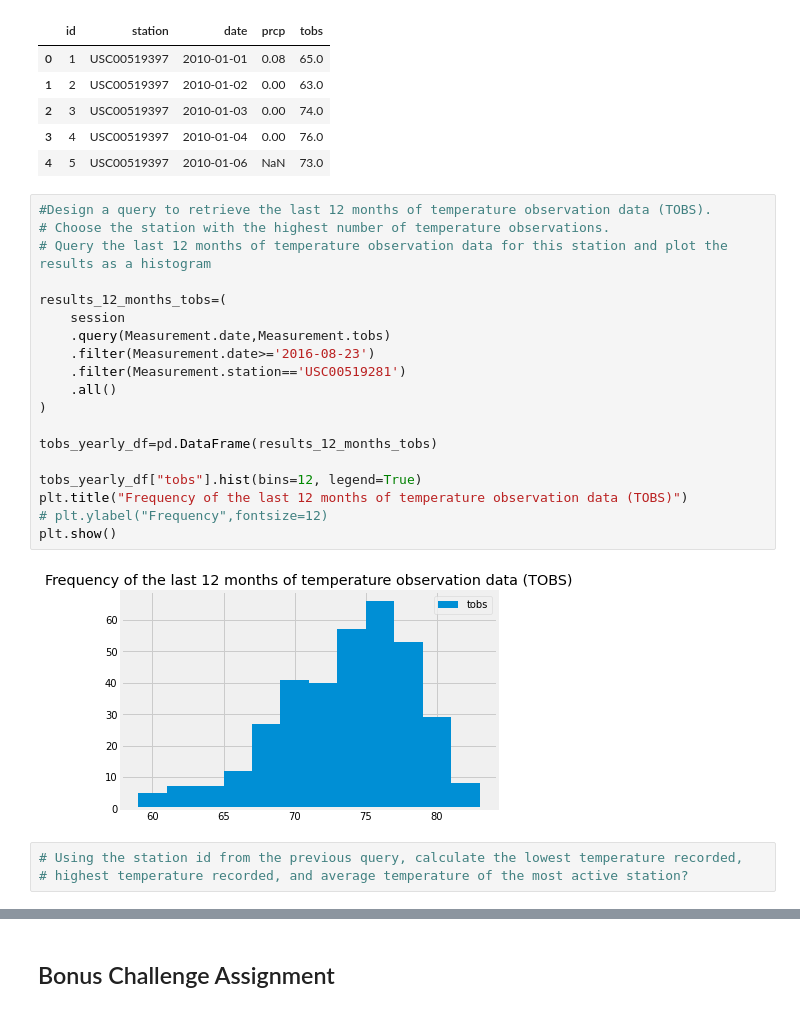
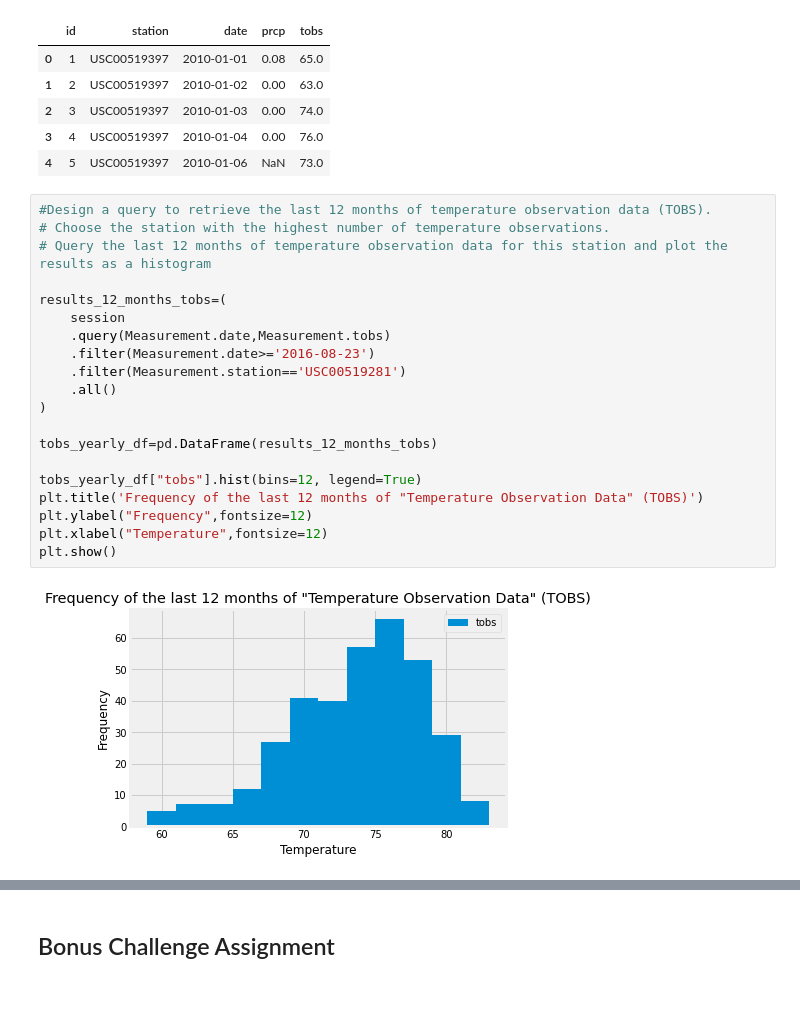
Before and after one commit to trezeget-1/sqlalchemy-challenge, a Jupyter notebook: Instructions/climate_starter.ipynb, the cells around one changed output, grey strips where cells are left out. Saved outputs shown, nothing was run; the diff lists cells and outputs as text.

```diff
--- a/Instructions/climate_starter.ipynb
+++ b/Instructions/climate_starter.ipynb
@@ -209,24 +209,22 @@ pd.read_sql("SELECT * FROM measurement LIMIT 5", engine)
 # %%
 #Design a query to retrieve the last 12 months of temperature observation data (TOBS).
 # Choose the station with the highest number of temperature observations.
 # Query the last 12 months of temperature observation data for this station and plot the results as a histogram
 
 results_12_months_tobs=(
     session
     .query(Measurement.date,Measurement.tobs)
     .filter(Measurement.date>='2016-08-23')
     .filter(Measurement.station=='USC00519281')
     .all()
 )
 
 tobs_yearly_df=pd.DataFrame(results_12_months_tobs)
 
 tobs_yearly_df["tobs"].hist(bins=12, legend=True)
-plt.title("Frequency of the last 12 months of temperature observation data (TOBS)")
-# plt.ylabel("Frequency",fontsize=12)
+plt.title('Frequency of the last 12 months of "Temperature Observation Data" (TOBS)')
+plt.ylabel("Frequency",fontsize=12)
+plt.xlabel("Temperature",fontsize=12)
 plt.show()
 # %% [output]
-[figure, old version]
+[figure, new version]
-# %%
-# Using the station id from the previous query, calculate the lowest temperature recorded,
-# highest temperature recorded, and average temperature of the most active station?
```
Also changed, not shown: parts of 1 cell of this notebook.
